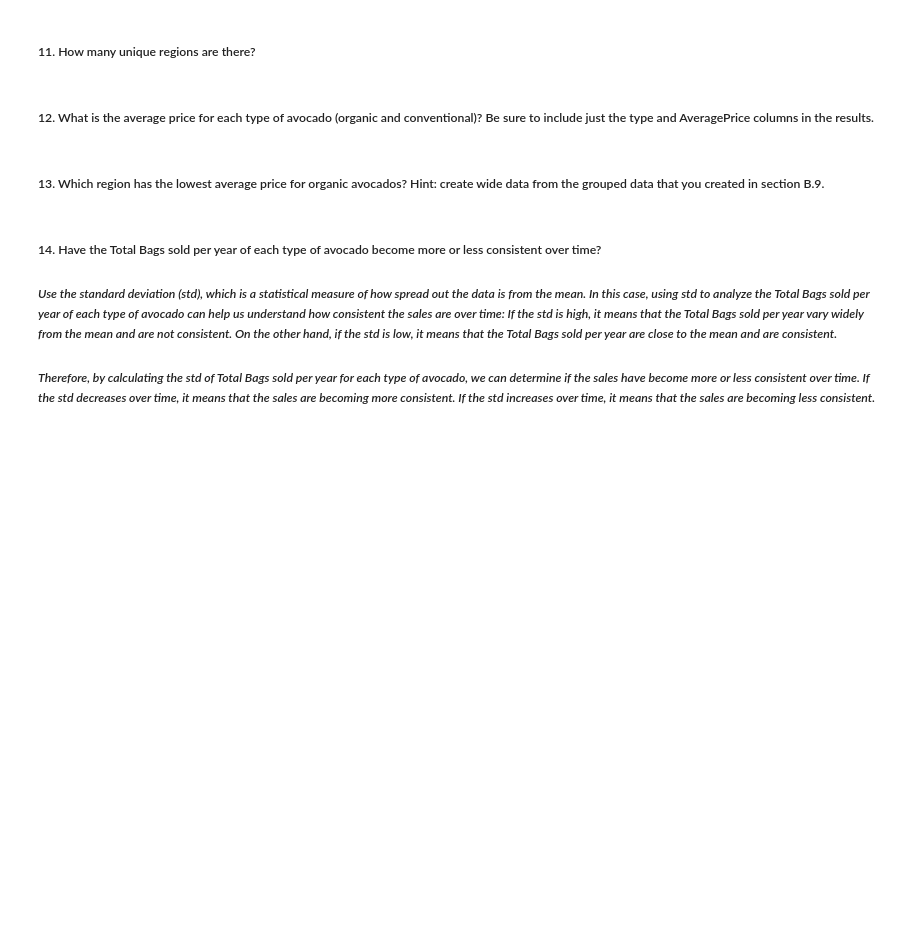
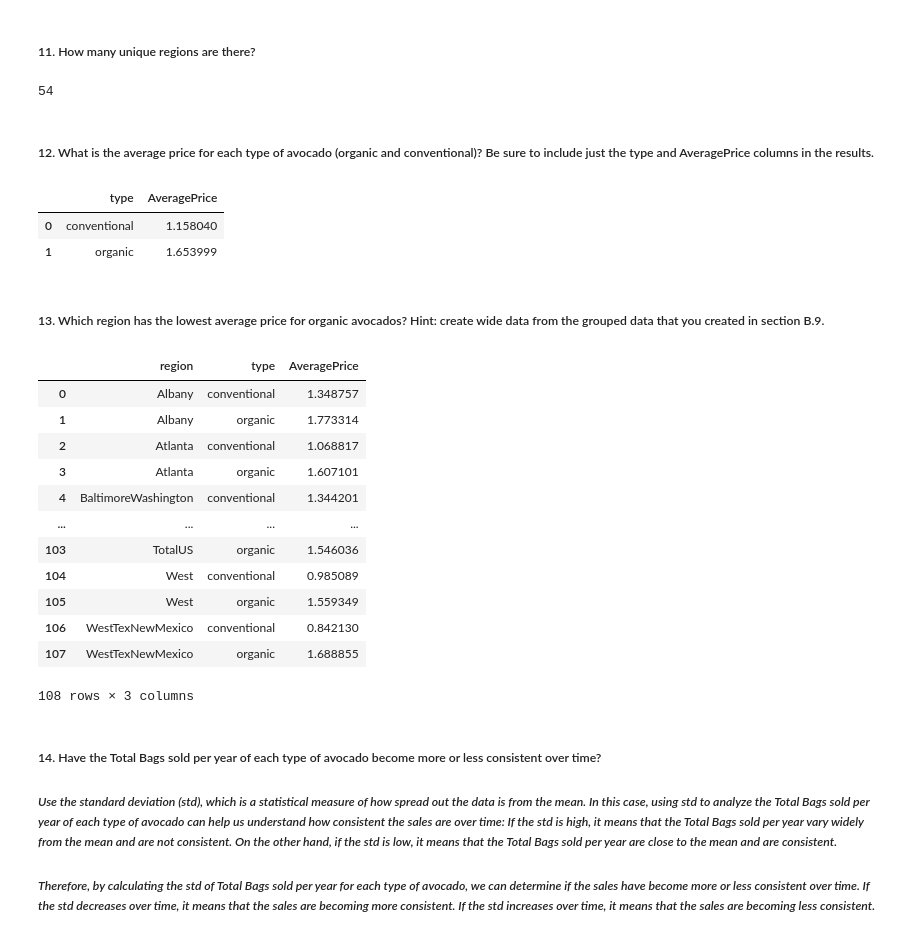
Before and after one commit to mesieou/deakin, a Jupyter notebook: p2/P2.ipynb, the cells around one changed output. Cells and saved outputs as stored; diff of their text form; code cells hidden in the pictures; blank space fills up the shorter version.

```diff
--- a/p2/P2.ipynb
+++ b/p2/P2.ipynb
@@ -74,19 +206,43 @@ Good luck :)
 ##### 11. How many unique regions are there?
 # %%
 # write your code here
+data.region.nunique()
+# %% [output]
+54
 # %% [markdown]
 ##### 12. What is the average price for each type of avocado (organic and conventional)? Be sure to include just the type and AveragePrice columns in the results.
 # %%
 # write your code here
+data.groupby('type')["AveragePrice"].mean().reset_index()
+# %% [output]
+|  | type | AveragePrice |
+| 0 | conventional | 1.158040 |
+| 1 | organic | 1.653999 |
 # %% [markdown]
 ##### 13. Which region has the lowest average price for organic avocados? Hint: create wide data from the grouped data that you created in section B.9.
 # %%
 # write your code here
 
 # Group the data by region and type, calculate the mean AveragePrice,
+data.groupby(['region', 'type'])['AveragePrice'].mean().reset_index()
 # and then pivot the table to show the AveragePrice by region and type.
+data.
 # then sort the table by organic AveragePrice in ascending order and
 # display the row with the lowest organic AveragePrice.
+# %% [output]
+|  | region | type | AveragePrice |
+| 0 | Albany | conventional | 1.348757 |
+| 1 | Albany | organic | 1.773314 |
+| 2 | Atlanta | conventional | 1.068817 |
+| 3 | Atlanta | organic | 1.607101 |
+| 4 | BaltimoreWashington | conventional | 1.344201 |
+| ... | ... | ... | ... |
+| 103 | TotalUS | organic | 1.546036 |
+| 104 | West | conventional | 0.985089 |
+| 105 | West | organic | 1.559349 |
+| 106 | WestTexNewMexico | conventional | 0.842130 |
+| 107 | WestTexNewMexico | organic | 1.688855 |
+108 rows × 3 columns
 # %% [markdown]
 ##### 14. Have the Total Bags sold per year of each type of avocado become more or less consistent over time?
 
```
Also changed, not shown: parts of 13 cells of this notebook.
